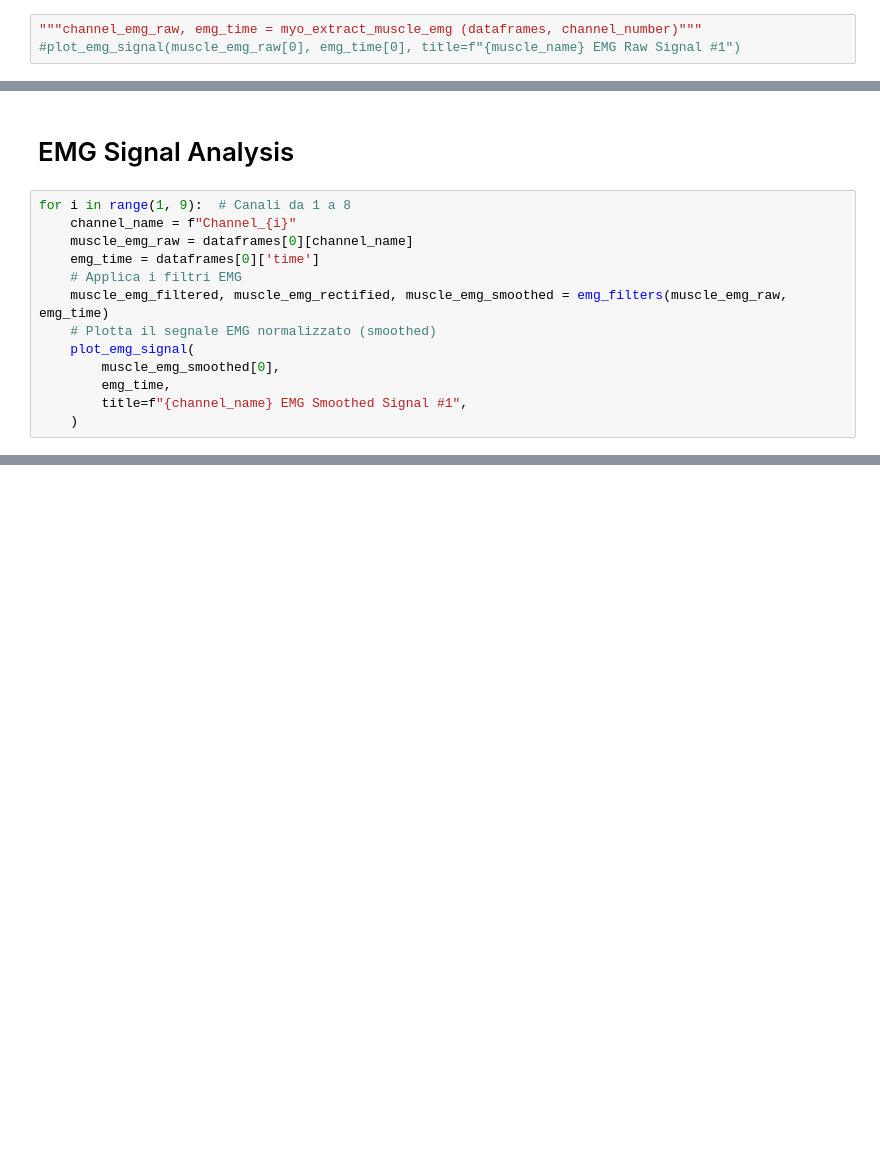
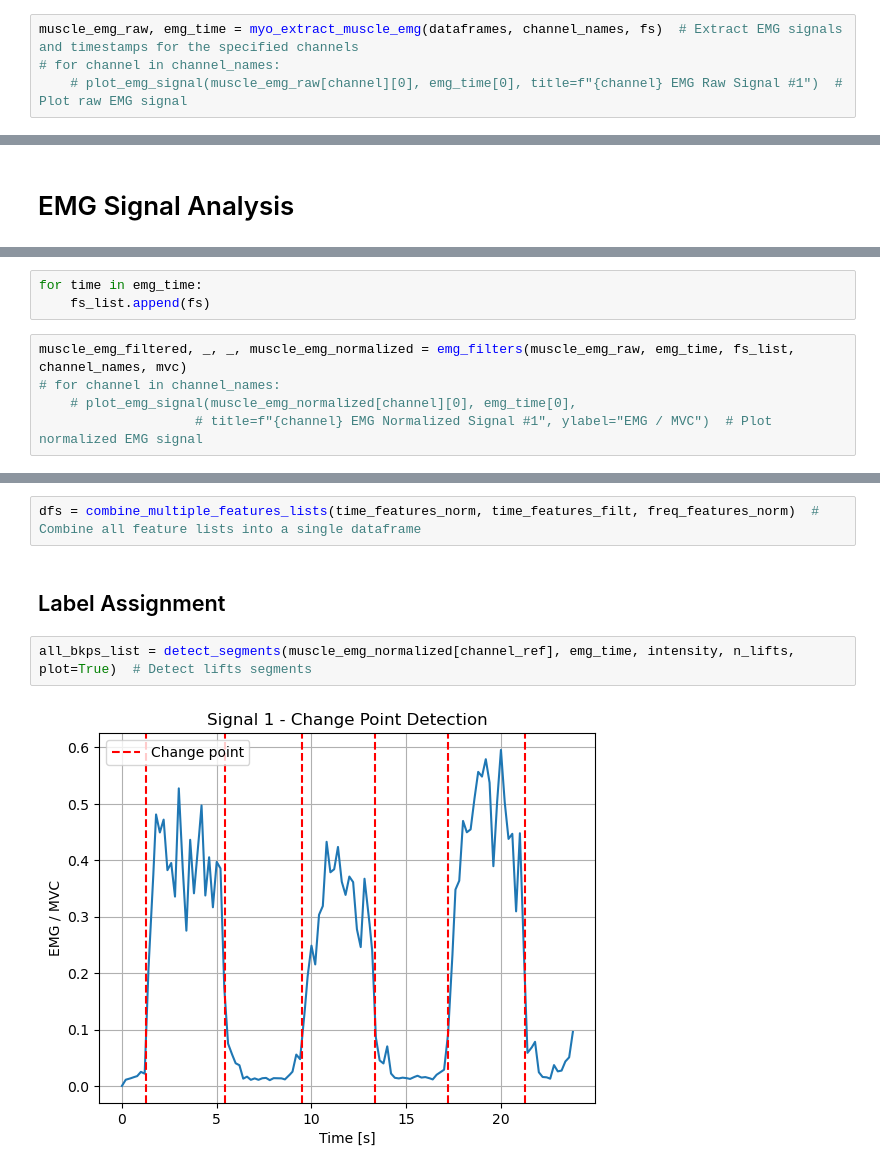
Before and after one commit to nickscalia/Thesis-PE, a Jupyter notebook: src/myo/analysis_v1.ipynb, the cells around one changed output, grey strips where cells are left out. Cells and saved outputs as stored; diff of their text form; blank space fills up the shorter version.

```diff
--- a/src/myo/analysis_v1.ipynb
+++ b/src/myo/analysis_v1.ipynb
@@ -59,3 +48,4 @@ while True:
 # %%
-"""channel_emg_raw, emg_time = myo_extract_muscle_emg (dataframes, channel_number)"""
-#plot_emg_signal(muscle_emg_raw[0], emg_time[0], title=f"{muscle_name} EMG Raw Signal #1")
+muscle_emg_raw, emg_time = myo_extract_muscle_emg(dataframes, channel_names, fs)  # Extract EMG signals and timestamps for the specified channels
+# for channel in channel_names:
+    # plot_emg_signal(muscle_emg_raw[channel][0], emg_time[0], title=f"{channel} EMG Raw Signal #1")  # Plot raw EMG signal
@@ -86,15 +52,2 @@ for i in range(1, 9):  # Canali da 1 a 8
 # %% [markdown]
 # EMG Signal Analysis
-# %%
-for i in range(1, 9):  # Canali da 1 a 8
-    channel_name = f"Channel_{i}"
-    muscle_emg_raw = dataframes[0][channel_name]
-    emg_time = dataframes[0]['time']
-    # Applica i filtri EMG
-    muscle_emg_filtered, muscle_emg_rectified, muscle_emg_smoothed = emg_filters(muscle_emg_raw, emg_time)
-    # Plotta il segnale EMG normalizzato (smoothed)
-    plot_emg_signal(
-        muscle_emg_smoothed[0],
-        emg_time,
-        title=f"{channel_name} EMG Smoothed Signal #1",
-    )
@@ -109,0 +56,8 @@ for i in range(1, 9):  # Canali da 1 a 8
+# %%
+for time in emg_time:
+    fs_list.append(fs)
+# %%
+muscle_emg_filtered, _, _, muscle_emg_normalized = emg_filters(muscle_emg_raw, emg_time, fs_list, channel_names, mvc)
+# for channel in channel_names:
+    # plot_emg_signal(muscle_emg_normalized[channel][0], emg_time[0],
+                    # title=f"{channel} EMG Normalized Signal #1", ylabel="EMG / MVC")  # Plot normalized EMG signal
@@ -109,0 +74,8 @@ for i in range(1, 9):  # Canali da 1 a 8
+# %%
+dfs = combine_multiple_features_lists(time_features_norm, time_features_filt, freq_features_norm)  # Combine all feature lists into a single dataframe
+# %% [markdown]
+## Label Assignment
+# %%
+all_bkps_list = detect_segments(muscle_emg_normalized[channel_ref], emg_time, intensity, n_lifts, plot=True)  # Detect lifts segments
+# %% [output]
+[figure, added]
```
Also changed, not shown: parts of 20 cells of this notebook, 37 other files.
